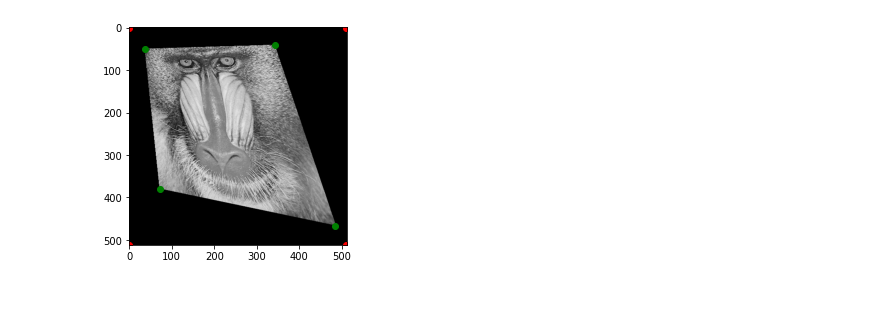
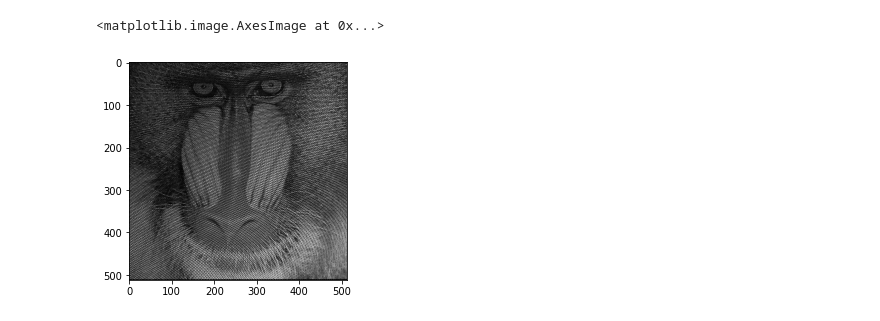
Before and after one commit to maldonadoq/image-processing, a Jupyter notebook: exercise/ex4/perspective.ipynb, the cells around one changed output. Saved outputs shown, nothing was run; the diff lists cells and outputs as text; code cells hidden in the pictures.

Commit message:
perspective

```diff
--- a/exercise/ex4/perspective.ipynb
+++ b/exercise/ex4/perspective.ipynb
@@ -4,10 +4,7 @@ from matplotlib import pyplot as plt
 import numpy as np
 import cv2 as cv
 # %%
-initX = [37, 342, 485, 73]
-initY = [51, 42, 467, 380]
-
-finalX = [0, 511, 511, 0]
-finalY = [0, 0, 511, 511]
+pt1 = np.array([[37, 51], [342, 42], [485, 467], [73, 380]])
+pt2 = np.array([[0, 0], [511, 0], [511, 511], [0, 511]])
 # %%
 img = cv.imread('./images/baboon_perspectiva.png', cv.IMREAD_GRAYSCALE)
@@ -14,8 +14,0 @@ img = cv.imread('./images/baboon_perspectiva.png', cv.IMREAD_GRAYSCALE)
-# %%
-plt.imshow(img, cmap='gray')
-plt.plot(initX, initY)
-plt.plot(finalX, finalY)
-
-plt.show()
-# %% [output]
-[figure, removed]
@@ -21,0 +39,39 @@ plt.show()
+# %%
+def to_mtx(img):
+    H,V = img.shape
+    mtr = np.zeros((V,H), dtype='int')
+    for i in range(img.shape[0]):
+        mtr[:,i] = img[i]
+
+    return mtr
+
+def to_img(mtr):
+    V,H = mtr.shape
+    img = np.zeros((H,V), dtype='int')
+    for i in range(mtr.shape[0]):
+        img[:,i] = mtr[i]
+
+    return img
+
+def warp_perspective(img, M, dsize):
+    mtr = to_mtx(img)
+    R,C = dsize
+    dst = np.zeros((R,C))
+    for i in range(mtr.shape[0]):
+        for j in range(mtr.shape[1]):
+            res = np.dot(M, [i,j,1])
+            i2,j2,_ = (res / res[2] + 0.5).astype(int)
+            if i2 >= 0 and i2 < R:
+                if j2 >= 0 and j2 < C:
+                    dst[i2,j2] = mtr[i,j]
+
+    return to_img(dst)
+# %%
+M = get_perspective_transform(pt1, pt2)
+# %%
+#out = cv.warpPerspective(img, M, (512,512))
+out = warp_perspective(img, M, (512,512))
+plt.imshow(out, cmap='gray')
+# %% [output]
+<matplotlib.image.AxesImage at 0x...>
+[figure, added]
```
Also changed, not shown: parts of 2 cells of this notebook, 1 other file.
